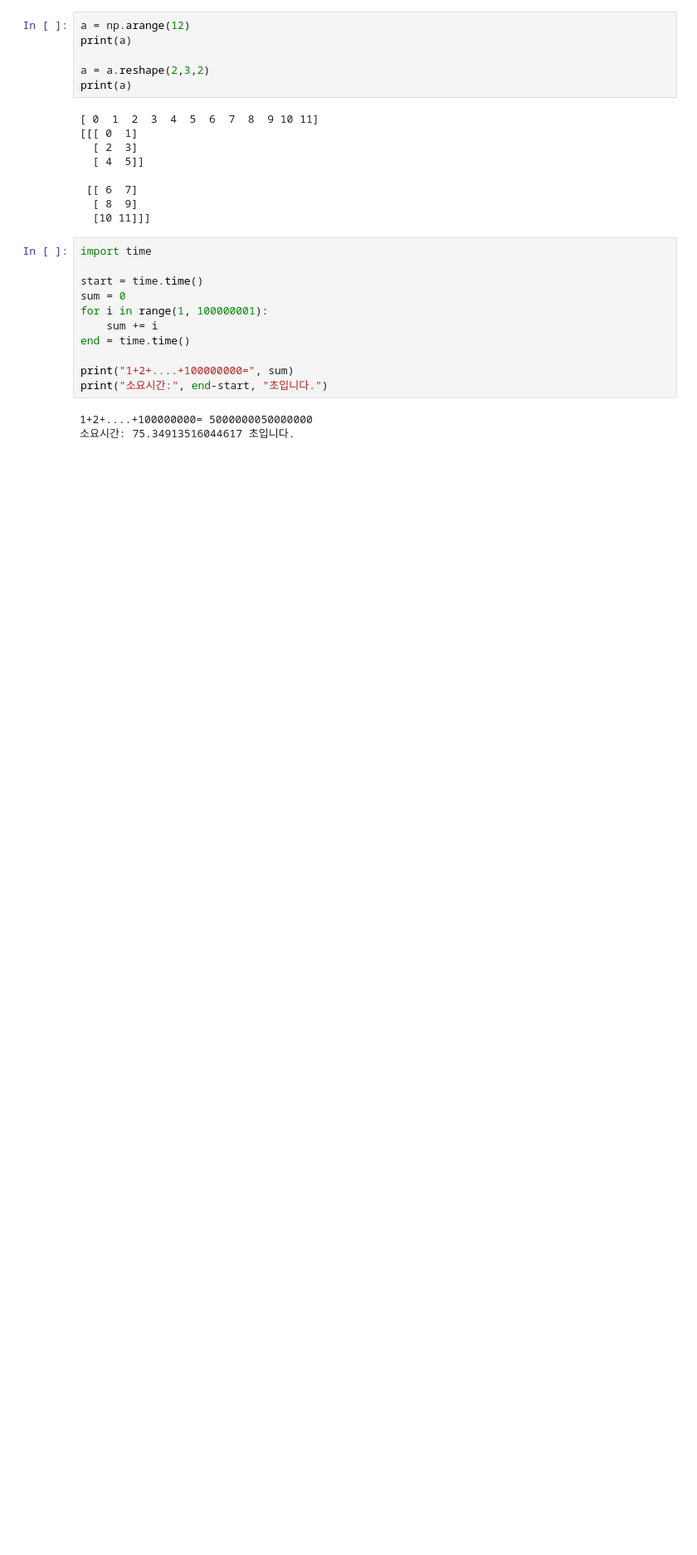
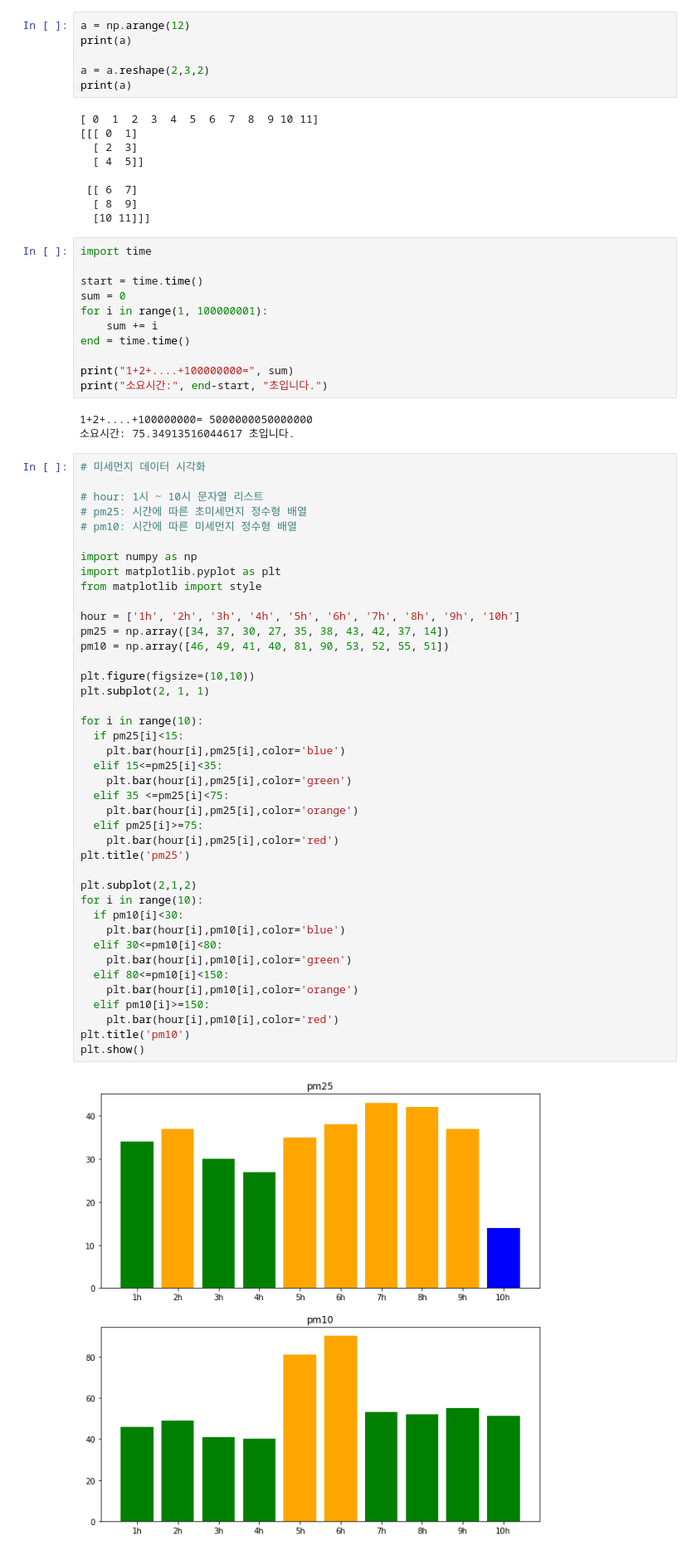
Before and after one commit to aprilslab/pythonStudy, a Jupyter notebook: src/대학원/프로그래밍특론/데이터 시각화 실습.ipynb, the cells around one changed output. Shown: that part at 83% size. Drawn from its saved outputs; the diff is of its cells as text; blank space fills up the shorter version.

```diff
--- a/src/대학원/프로그래밍특론/데이터 시각화 실습.ipynb
+++ b/src/대학원/프로그래밍특론/데이터 시각화 실습.ipynb
@@ -78,3 +78,46 @@ print("소요시간:", end-start, "초입니다.")
 # %% [output]
 1+2+....+100000000= 5000000050000000
 소요시간: 75.34913516044617 초입니다.
+# %%
+# 미세먼지 데이터 시각화
+
+# hour: 1시 ~ 10시 문자열 리스트
+# pm25: 시간에 따른 초미세먼지 정수형 배열
+# pm10: 시간에 따른 미세먼지 정수형 배열
+
+import numpy as np
+import matplotlib.pyplot as plt
+from matplotlib import style
+
+hour = ['1h', '2h', '3h', '4h', '5h', '6h', '7h', '8h', '9h', '10h']
+pm25 = np.array([34, 37, 30, 27, 35, 38, 43, 42, 37, 14])
+pm10 = np.array([46, 49, 41, 40, 81, 90, 53, 52, 55, 51])
+
+plt.figure(figsize=(10,10))
+plt.subplot(2, 1, 1)
+
+for i in range(10):
+  if pm25[i]<15:
+    plt.bar(hour[i],pm25[i],color='blue')
+  elif 15<=pm25[i]<35:
+    plt.bar(hour[i],pm25[i],color='green')
+  elif 35 <=pm25[i]<75:
+    plt.bar(hour[i],pm25[i],color='orange')
+  elif pm25[i]>=75:
+    plt.bar(hour[i],pm25[i],color='red')
+plt.title('pm25')
+
+plt.subplot(2,1,2)
+for i in range(10):
+  if pm10[i]<30:
+    plt.bar(hour[i],pm10[i],color='blue')
+  elif 30<=pm10[i]<80:
+    plt.bar(hour[i],pm10[i],color='green')
+  elif 80<=pm10[i]<150:
+    plt.bar(hour[i],pm10[i],color='orange')
+  elif pm10[i]>=150:
+    plt.bar(hour[i],pm10[i],color='red')
+plt.title('pm10')
+plt.show()
+# %% [output]
+[figure, added]
```
Also changed, not shown: parts of 1 cell of this notebook.
